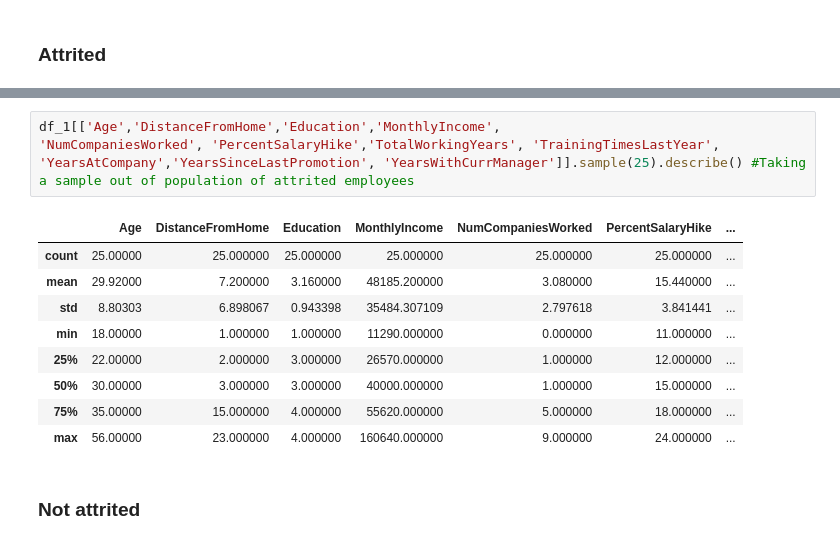
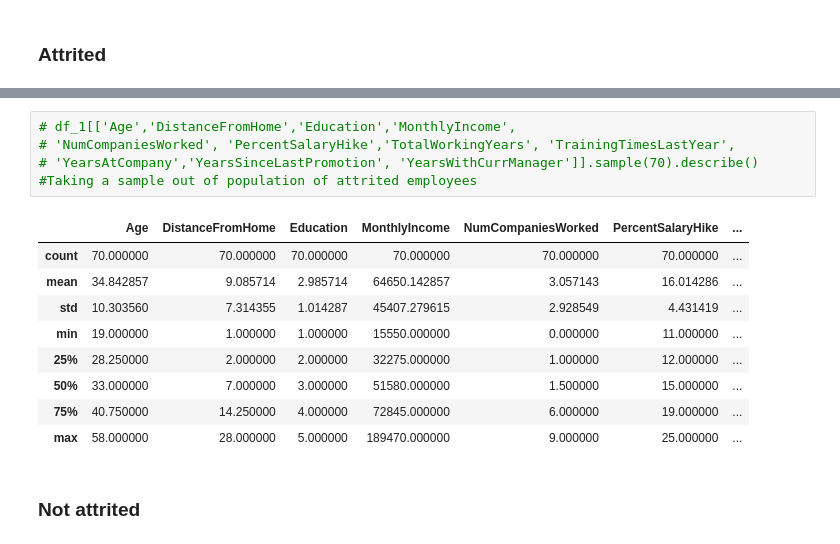
Before and after one commit to Ajithsingh26/LetsUpgrade-AI-ML, a Jupyter notebook: Day10/Analysis for Hypothesis.ipynb, the cells around one changed output, grey strips where cells are left out. Cells and saved outputs as stored; diff of their text form.

```diff
--- a/Day10/Analysis for Hypothesis.ipynb
+++ b/Day10/Analysis for Hypothesis.ipynb
@@ -120,19 +120,19 @@ df_1_desc
 | 75% | 39.000000 | 15.000000 | 4.000000 | 71040.000000 | 5.000000 | 18.000000 | ... |
 | max | 58.000000 | 29.000000 | 5.000000 | 198590.000000 | 9.000000 | 25.000000 | ... |
 # %%
-df_1[['Age','DistanceFromHome','Education','MonthlyIncome',
-'NumCompaniesWorked', 'PercentSalaryHike','TotalWorkingYears', 'TrainingTimesLastYear',
-'YearsAtCompany','YearsSinceLastPromotion', 'YearsWithCurrManager']].sample(25).describe() #Taking a sample out of population of attrited employees
+# df_1[['Age','DistanceFromHome','Education','MonthlyIncome',
+# 'NumCompaniesWorked', 'PercentSalaryHike','TotalWorkingYears', 'TrainingTimesLastYear',
+# 'YearsAtCompany','YearsSinceLastPromotion', 'YearsWithCurrManager']].sample(70).describe() #Taking a sample out of population of attrited employees
 # %% [output]
 |  | Age | DistanceFromHome | Education | MonthlyIncome | NumCompaniesWorked | PercentSalaryHike | ... |
-| count | 25.00000 | 25.000000 | 25.000000 | 25.000000 | 25.000000 | 25.000000 | ... |
-| mean | 29.92000 | 7.200000 | 3.160000 | 48185.200000 | 3.080000 | 15.440000 | ... |
-| std | 8.80303 | 6.898067 | 0.943398 | 35484.307109 | 2.797618 | 3.841441 | ... |
-| min | 18.00000 | 1.000000 | 1.000000 | 11290.000000 | 0.000000 | 11.000000 | ... |
-| 25% | 22.00000 | 2.000000 | 3.000000 | 26570.000000 | 1.000000 | 12.000000 | ... |
-| 50% | 30.00000 | 3.000000 | 3.000000 | 40000.000000 | 1.000000 | 15.000000 | ... |
-| 75% | 35.00000 | 15.000000 | 4.000000 | 55620.000000 | 5.000000 | 18.000000 | ... |
-| max | 56.00000 | 23.000000 | 4.000000 | 160640.000000 | 9.000000 | 24.000000 | ... |
+| count | 70.000000 | 70.000000 | 70.000000 | 70.000000 | 70.000000 | 70.000000 | ... |
+| mean | 34.842857 | 9.085714 | 2.985714 | 64650.142857 | 3.057143 | 16.014286 | ... |
+| std | 10.303560 | 7.314355 | 1.014287 | 45407.279615 | 2.928549 | 4.431419 | ... |
+| min | 19.000000 | 1.000000 | 1.000000 | 15550.000000 | 0.000000 | 11.000000 | ... |
+| 25% | 28.250000 | 2.000000 | 2.000000 | 32275.000000 | 1.000000 | 12.000000 | ... |
+| 50% | 33.000000 | 7.000000 | 3.000000 | 51580.000000 | 1.500000 | 15.000000 | ... |
+| 75% | 40.750000 | 14.250000 | 4.000000 | 72845.000000 | 6.000000 | 19.000000 | ... |
+| max | 58.000000 | 28.000000 | 5.000000 | 189470.000000 | 9.000000 | 25.000000 | ... |
 # %% [markdown]
 ### Not attrited
 # %%
```
Also changed, not shown: parts of 12 cells of this notebook, 1 other file.
